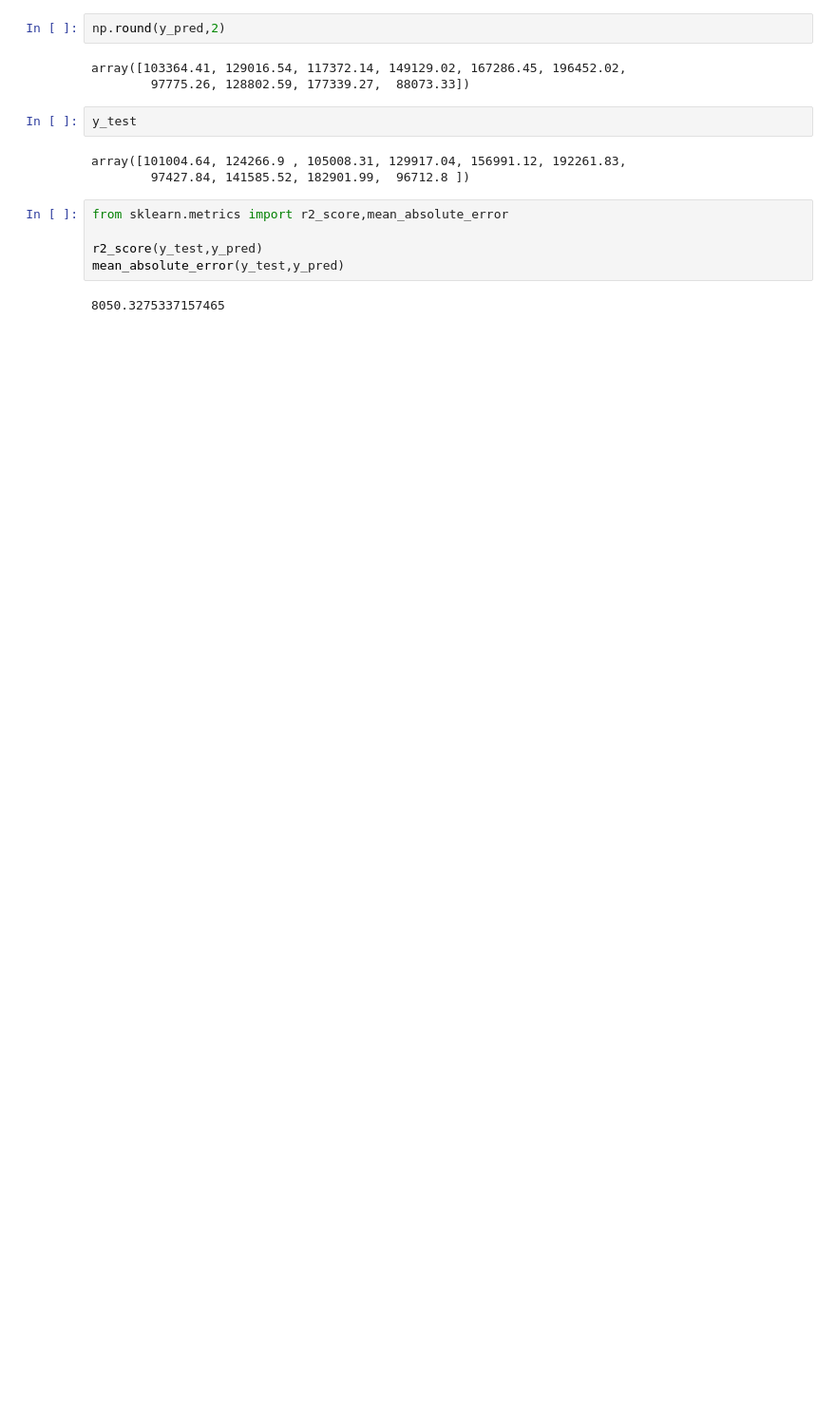
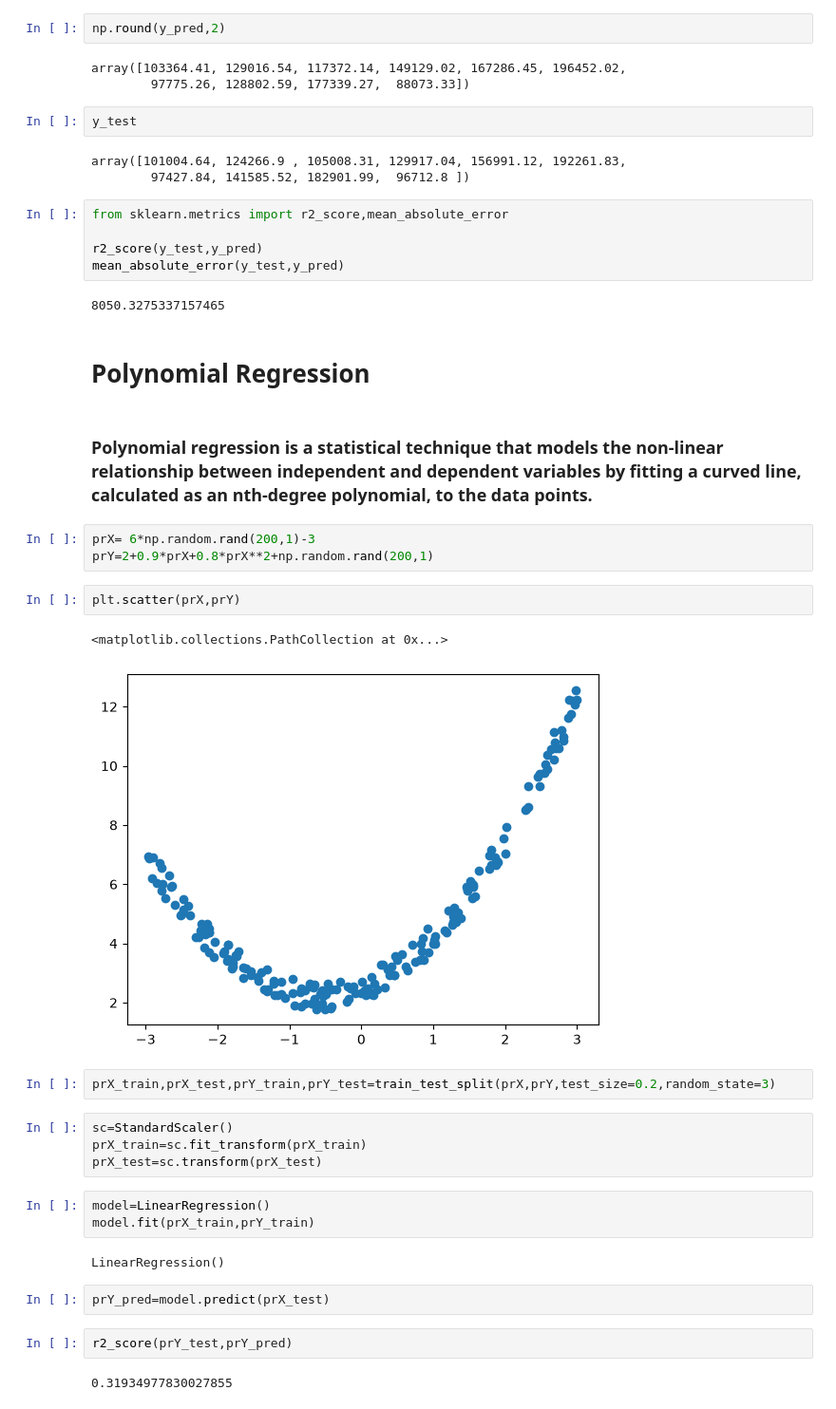
Before and after one commit to wahabali786110/machine-learning-using-python, a Jupyter notebook: Supervised_Learning/Linear_Regression/Regression.ipynb, the cells around one changed output. Shown at 95% size. Saved outputs shown, nothing was run; the diff lists cells and outputs as text; blank space fills up the shorter version.

```diff
--- a/Supervised_Learning/Regression.ipynb
+++ b/Supervised_Learning/Linear_Regression/Regression.ipynb
@@ -277,3 +277,32 @@ r2_score(y_test,y_pred)
 mean_absolute_error(y_test,y_pred)
 # %% [output]
 8050.3275337157465
+# %% [markdown]
+# Polynomial Regression
+# %% [markdown]
+### **Polynomial regression** is a statistical technique that models the non-linear relationship between independent and dependent variables by fitting a curved line, calculated as an nth-degree polynomial, to the data points.
+# %%
+prX= 6*np.random.rand(200,1)-3
+prY=2+0.9*prX+0.8*prX**2+np.random.rand(200,1)
+# %%
+plt.scatter(prX,prY)
+# %% [output]
+<matplotlib.collections.PathCollection at 0x...>
+[figure, added]
+# %%
+prX_train,prX_test,prY_train,prY_test=train_test_split(prX,prY,test_size=0.2,random_state=3)
+# %%
+sc=StandardScaler()
+prX_train=sc.fit_transform(prX_train)
+prX_test=sc.transform(prX_test)
+# %%
+model=LinearRegression()
+model.fit(prX_train,prY_train)
+# %% [output]
+LinearRegression()
+# %%
+prY_pred=model.predict(prX_test)
+# %%
+r2_score(prY_test,prY_pred)
+# %% [output]
+0.31934977830027855
```
Also changed, not shown: parts of 9 cells of this notebook, 3 other files.
